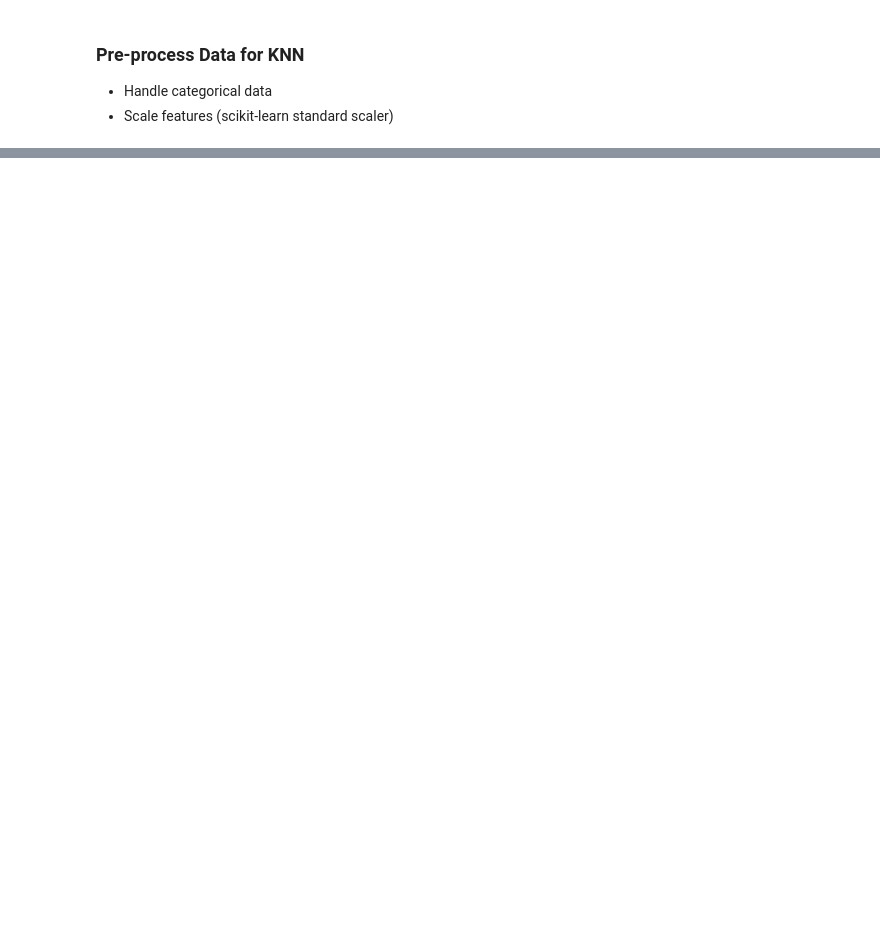
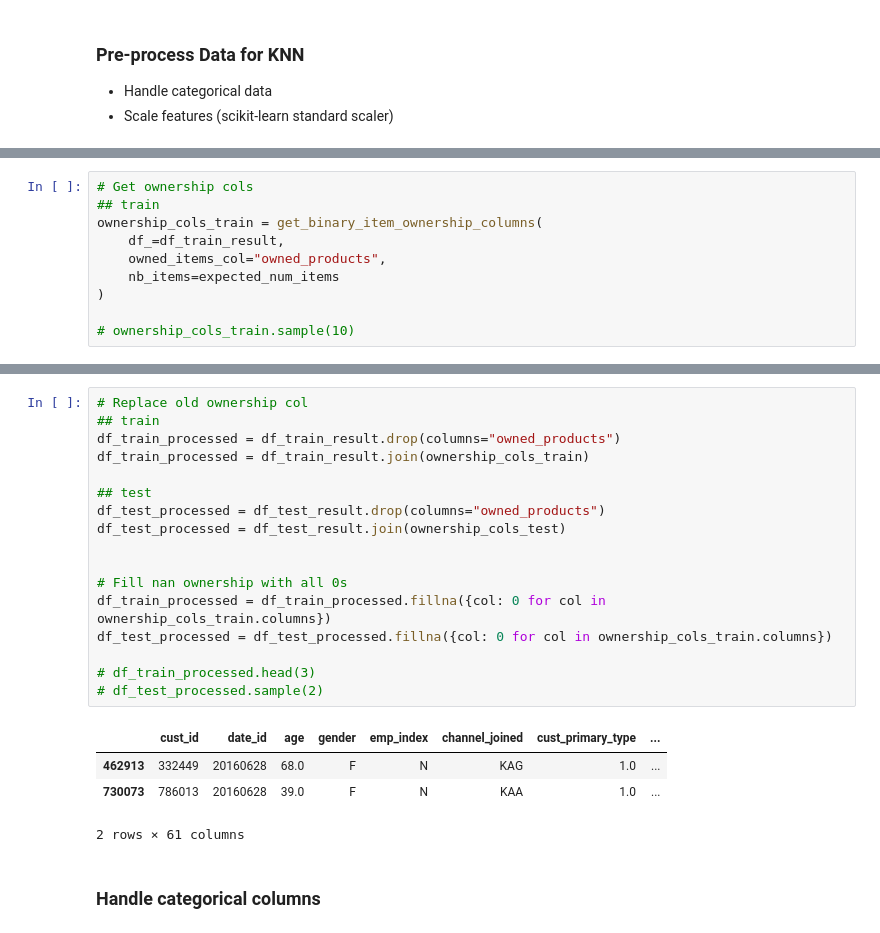
Before and after one commit to highwind-ai/examples, a Jupyter notebook: knn-banking-product-recommender/notebooks/data_exploration_santander_product_ds.ipynb, the cells around one changed output, grey strips where cells are left out. Cells and saved outputs as stored; diff of their text form; blank space fills up the shorter version.

Commit message:
Add knn and categorical data handling

```diff
--- a/knn-banking-product-recommender/notebooks/data_exploration_santander_product_ds.ipynb
+++ b/knn-banking-product-recommender/notebooks/data_exploration_santander_product_ds.ipynb
@@ -978,0 +1040,10 @@ if test_only_columns:
+# %%
+# Get ownership cols
+## train
+ownership_cols_train = get_binary_item_ownership_columns(
+    df_=df_train_result,
+    owned_items_col="owned_products",
+    nb_items=expected_num_items
+)
+
+# ownership_cols_train.sample(10)
@@ -978,0 +1067,24 @@ if test_only_columns:
+# %%
+# Replace old ownership col
+## train
+df_train_processed = df_train_result.drop(columns="owned_products")
+df_train_processed = df_train_result.join(ownership_cols_train)
+
+## test
+df_test_processed = df_test_result.drop(columns="owned_products")
+df_test_processed = df_test_result.join(ownership_cols_test)
+
+
+# Fill nan ownership with all 0s
+df_train_processed = df_train_processed.fillna({col: 0 for col in ownership_cols_train.columns})
+df_test_processed = df_test_processed.fillna({col: 0 for col in ownership_cols_train.columns})
+
+# df_train_processed.head(3)
+# df_test_processed.sample(2)
+# %% [output]
+|  | cust_id | date_id | age | gender | emp_index | channel_joined | cust_primary_type | ... |
+| 462913 | 332449 | 20160628 | 68.0 | F | N | KAG | 1.0 | ... |
+| 730073 | 786013 | 20160628 | 39.0 | F | N | KAA | 1.0 | ... |
+2 rows × 61 columns
+# %% [markdown]
+### Handle categorical columns
```
Also changed, not shown: parts of 29 cells of this notebook.
